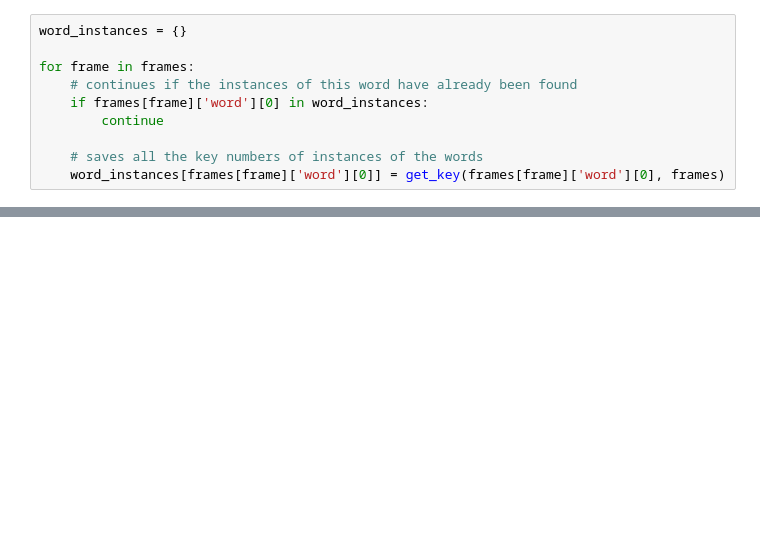
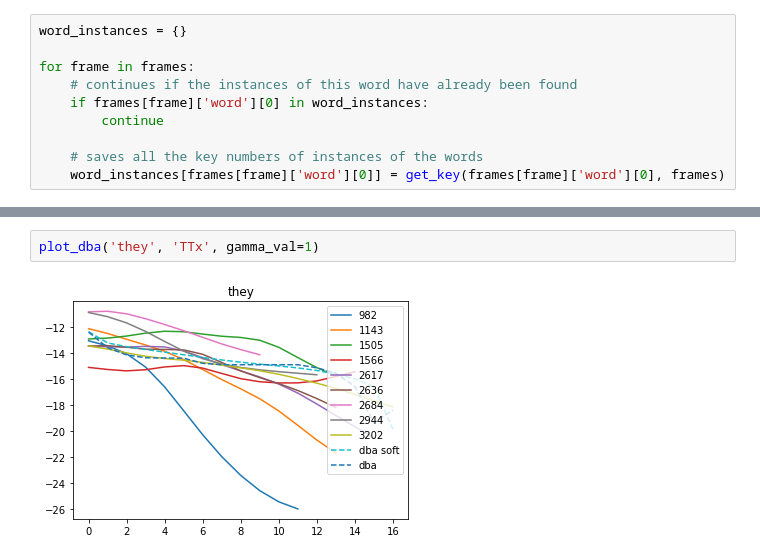
Before and after one commit to evankemmer/UMCUproject, a Jupyter notebook: dtw_testing.ipynb, the cells around one changed output, grey strips where cells are left out. Saved outputs shown, nothing was run; the diff lists cells and outputs as text; blank space fills up the shorter version.

```diff
--- a/dtw_testing.ipynb
+++ b/dtw_testing.ipynb
@@ -166,0 +208,4 @@ find_dba('the', 'ULy')
+# %%
+plot_dba('they', 'TTx', gamma_val=1)
+# %% [output]
+[figure, added]
```
Also changed, not shown: parts of 13 cells of this notebook.
